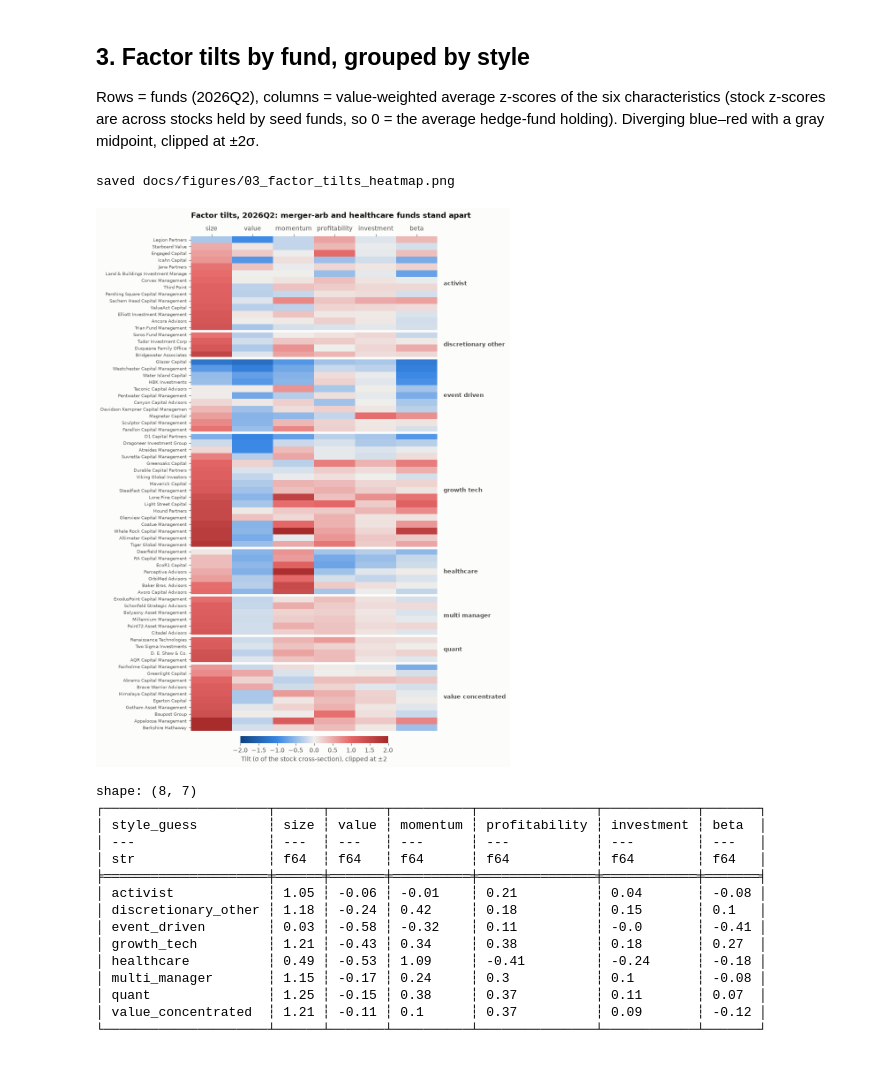
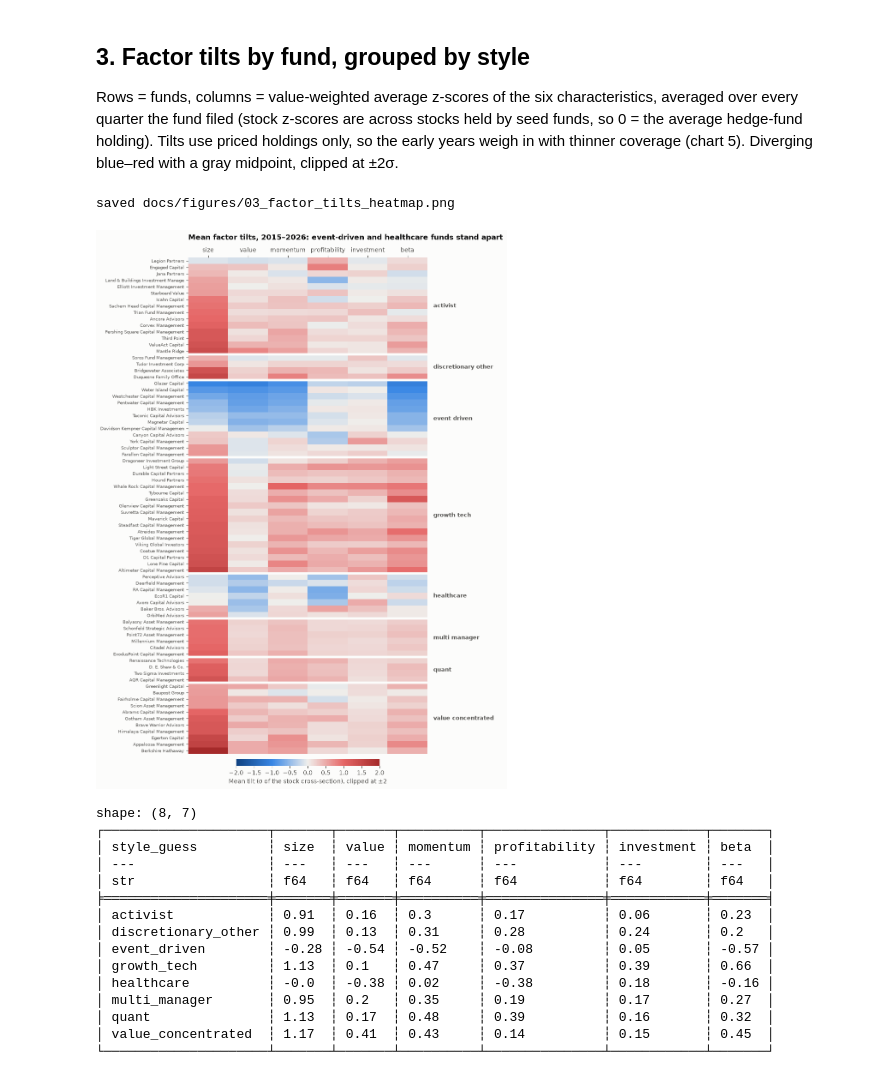
Before and after one commit to scucla/hedge-fund-13f, a Jupyter notebook: notebooks/eda_milestone3.ipynb, the cells around one changed output. Saved outputs shown, nothing was run; the diff lists cells and outputs as text; code cells hidden in the pictures.

```diff
--- a/notebooks/eda_milestone3.ipynb
+++ b/notebooks/eda_milestone3.ipynb
@@ -24,6 +27,10 @@ seed = (pl.read_csv(ROOT / "data/reference/seed_funds.csv")
         .with_columns(pl.col("fund_name").str.to_lowercase().str.replace_all(r"[^a-z0-9]+", "_")
                       .str.strip_chars("_").alias("fund_id")))
 
+FIRST_Q, LAST_Q = con.execute("SELECT min(quarter), max(quarter) FROM fund_quarter").fetchone()
+N_Q = con.execute("SELECT count(DISTINCT quarter) FROM fund_quarter").fetchone()[0]
+print(f"{FIRST_Q}–{LAST_Q}: {N_Q} quarters")
+
 # Validated reference palette (light), slots in fixed order; checked with the
 # dataviz skill's validate_palette.js: all gates pass on adjacent pairs.
 SERIES = ["#2a78d6", "#eb6834", "#1baf7a", "#eda100", "#e87ba4", "#008300", "#6250d6"]
@@ -32,6 +39,7 @@ INK, INK2, MUTED, GRID = "#0b0b0b", "#52514e", "#8a8984", "#e6e5e1"
 SURFACE = "#fcfcfb"
 DIVERGING = LinearSegmentedColormap.from_list(
     "blue_gray_red", ["#104281", "#3987e5", "#f0efec", "#e66767", "#a52a2a"])
+SEQUENTIAL = LinearSegmentedColormap.from_list("blues", [SURFACE, "#9ec5f0", "#2a78d6", "#104281"])
 
 plt.rcParams.update({
     "figure.facecolor": SURFACE, "axes.facecolor": SURFACE, "savefig.facecolor": SURFACE,
@@ -189,61 +232,63 @@ Apple is not on the list: only 17–22 seed funds held it in any quarter.
 # %% [markdown]
 ## 3. Factor tilts by fund, grouped by style
 
-Rows = funds (2026Q2), columns = value-weighted average z-scores of the six
-characteristics (stock z-scores are across stocks held by seed funds, so 0 =
-the average hedge-fund holding). Diverging blue–red with a gray midpoint,
-clipped at ±2σ.
+Rows = funds, columns = value-weighted average z-scores of the six
+characteristics, averaged over every quarter the fund filed (stock z-scores
+are across stocks held by seed funds, so 0 = the average hedge-fund holding).
+Tilts use priced holdings only, so the early years weigh in with thinner
+coverage (chart 5). Diverging blue–red with a gray midpoint, clipped at ±2σ.
 # %%
 FACT = ["size", "value", "momentum", "profitability", "investment", "beta"]
 tilts = (con.execute(f"""
-    SELECT fund_id, fund_name, {", ".join("tilt_" + f for f in FACT)}
-    FROM fund_quarter WHERE quarter = '2026Q2' AND n_positions > 0
+    SELECT fund_id, any_value(fund_name) AS fund_name, {", ".join(f"avg(tilt_{f}) AS tilt_{f}" for f in FACT)}
+    FROM fund_quarter WHERE n_positions > 0
+    GROUP BY fund_id
 """).pl().join(seed.select("fund_id", "style_guess"), on="fund_id", how="left")
           .sort("style_guess", "tilt_size"))
 mat = np.clip(tilts.select([f"tilt_{f}" for f in FACT]).to_numpy().astype(float), -2, 2)
 
-fig, ax = plt.subplots(figsize=(7.2, 15))
+fig, ax = plt.subplots(figsize=(7.2, 15.5))
 im = ax.imshow(mat, cmap=DIVERGING, vmin=-2, vmax=2, aspect="auto", interpolation="nearest")
 ax.set_xticks(range(len(FACT)), FACT, rotation=0)
 ax.xaxis.tick_top()
 ax.set_yticks(range(len(tilts)), [n[:34] for n in tilts["fund_name"]], fontsize=7.5)
 ax.grid(False)
 for s in ax.spines.values():
     s.set_visible(False)
 # style group separators and labels
 styles = tilts["style_guess"].to_list()
 starts = [0] + [i for i in range(1, len(styles)) if styles[i] != styles[i - 1]]
 for k, s in enumerate(starts):
     end = starts[k + 1] if k + 1 < len(starts) else len(styles)
     if s:
         ax.axhline(s - 0.5, color=SURFACE, linewidth=4)
     ax.text(len(FACT) - 0.35, (s + end - 1) / 2, styles[s].replace("_", " "), va="center", ha="left",
             fontsize=9, color=INK2, fontweight="bold")
 cb = fig.colorbar(im, ax=ax, orientation="horizontal", fraction=0.02, pad=0.01, shrink=0.6)
-cb.set_label("Tilt (σ of the stock cross-section), clipped at ±2", color=INK2)
+cb.set_label("Mean tilt (σ of the stock cross-section), clipped at ±2", color=INK2)
 cb.outline.set_visible(False)
-ax.set_title("Factor tilts, 2026Q2: merger-arb and healthcare funds stand apart", pad=30)
+ax.set_title("Mean factor tilts, 2015–2026: event-driven and healthcare funds stand apart", pad=30)
 save(fig, "03_factor_tilts_heatmap.png")
 plt.show()
 
 print(tilts.group_by("style_guess").agg([pl.col(f"tilt_{f}").median().round(2).alias(f) for f in FACT])
       .sort("style_guess"))
 # %% [output]
 saved docs/figures/03_factor_tilts_heatmap.png
-[figure, old version]
+[figure, new version]
 shape: (8, 7)
-┌─────────────────────┬──────┬───────┬──────────┬───────────────┬────────────┬───────┐
-│ style_guess         ┆ size ┆ value ┆ momentum ┆ profitability ┆ investment ┆ beta  │
-│ ---                 ┆ ---  ┆ ---   ┆ ---      ┆ ---           ┆ ---        ┆ ---   │
-│ str                 ┆ f64  ┆ f64   ┆ f64      ┆ f64           ┆ f64        ┆ f64   │
-╞═════════════════════╪══════╪═══════╪══════════╪═══════════════╪════════════╪═══════╡
-│ activist            ┆ 1.05 ┆ -0.06 ┆ -0.01    ┆ 0.21          ┆ 0.04       ┆ -0.08 │
-│ discretionary_other ┆ 1.18 ┆ -0.24 ┆ 0.42     ┆ 0.18          ┆ 0.15       ┆ 0.1   │
-│ event_driven        ┆ 0.03 ┆ -0.58 ┆ -0.32    ┆ 0.11          ┆ -0.0       ┆ -0.41 │
-│ growth_tech         ┆ 1.21 ┆ -0.43 ┆ 0.34     ┆ 0.38          ┆ 0.18       ┆ 0.27  │
-│ healthcare          ┆ 0.49 ┆ -0.53 ┆ 1.09     ┆ -0.41         ┆ -0.24      ┆ -0.18 │
-│ multi_manager       ┆ 1.15 ┆ -0.17 ┆ 0.24     ┆ 0.3           ┆ 0.1        ┆ -0.08 │
-│ quant               ┆ 1.25 ┆ -0.15 ┆ 0.38     ┆ 0.37          ┆ 0.11       ┆ 0.07  │
-│ value_concentrated  ┆ 1.21 ┆ -0.11 ┆ 0.1      ┆ 0.37          ┆ 0.09       ┆ -0.12 │
-└─────────────────────┴──────┴───────┴──────────┴───────────────┴────────────┴───────┘
+┌─────────────────────┬───────┬───────┬──────────┬───────────────┬────────────┬───────┐
+│ style_guess         ┆ size  ┆ value ┆ momentum ┆ profitability ┆ investment ┆ beta  │
+│ ---                 ┆ ---   ┆ ---   ┆ ---      ┆ ---           ┆ ---        ┆ ---   │
+│ str                 ┆ f64   ┆ f64   ┆ f64      ┆ f64           ┆ f64        ┆ f64   │
+╞═════════════════════╪═══════╪═══════╪══════════╪═══════════════╪════════════╪═══════╡
+│ activist            ┆ 0.91  ┆ 0.16  ┆ 0.3      ┆ 0.17          ┆ 0.06       ┆ 0.23  │
+│ discretionary_other ┆ 0.99  ┆ 0.13  ┆ 0.31     ┆ 0.28          ┆ 0.24       ┆ 0.2   │
+│ event_driven        ┆ -0.28 ┆ -0.54 ┆ -0.52    ┆ -0.08         ┆ 0.05       ┆ -0.57 │
+│ growth_tech         ┆ 1.13  ┆ 0.1   ┆ 0.47     ┆ 0.37          ┆ 0.39       ┆ 0.66  │
+│ healthcare          ┆ -0.0  ┆ -0.38 ┆ 0.02     ┆ -0.38         ┆ 0.18       ┆ -0.16 │
+│ multi_manager       ┆ 0.95  ┆ 0.2   ┆ 0.35     ┆ 0.19          ┆ 0.17       ┆ 0.27  │
+│ quant               ┆ 1.13  ┆ 0.17  ┆ 0.48     ┆ 0.39          ┆ 0.16       ┆ 0.32  │
+│ value_concentrated  ┆ 1.17  ┆ 0.41  ┆ 0.43     ┆ 0.14          ┆ 0.15       ┆ 0.45  │
+└─────────────────────┴───────┴───────┴──────────┴───────────────┴────────────┴───────┘
 # %% [markdown]
```
Also changed, not shown: parts of 15 cells of this notebook, 7 other files.
